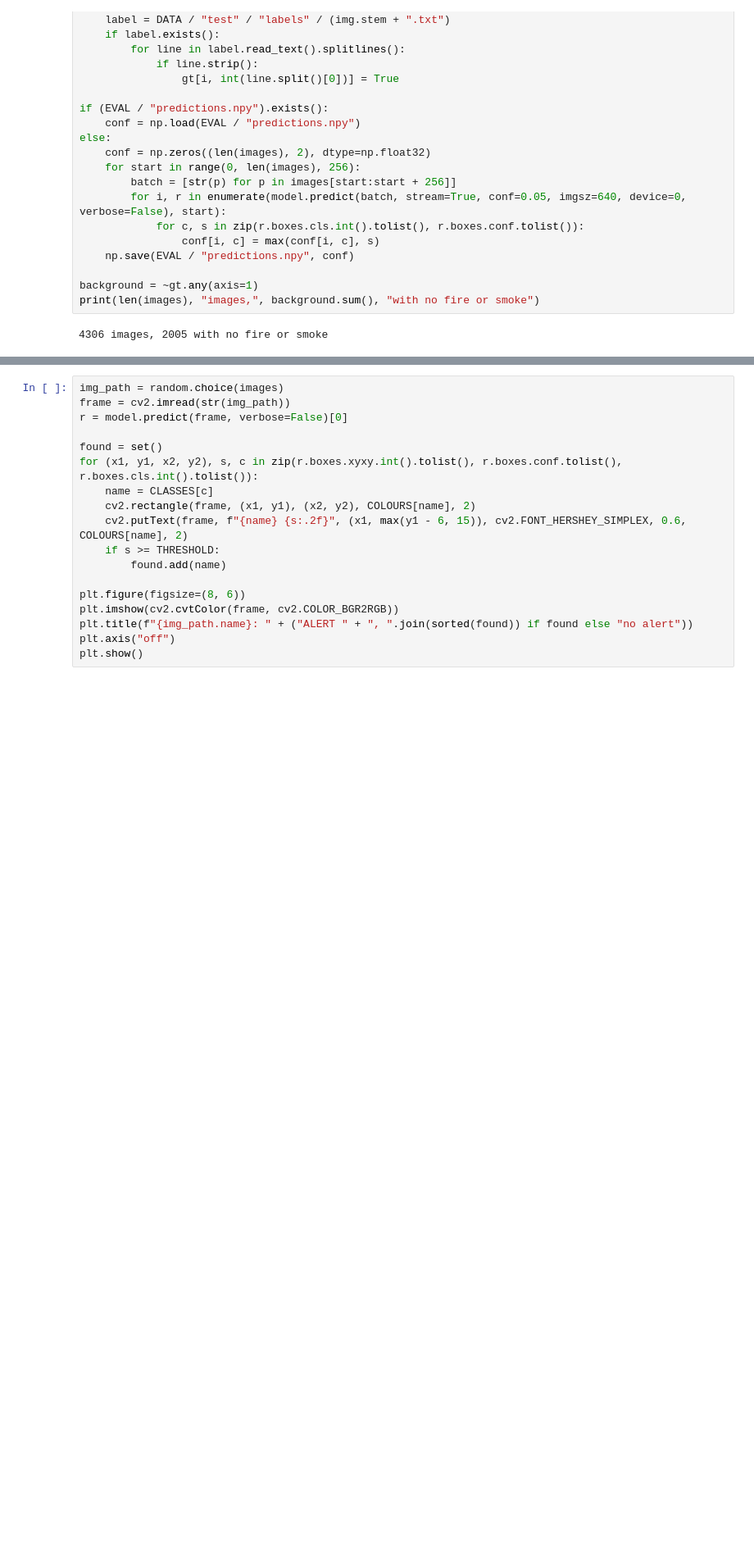
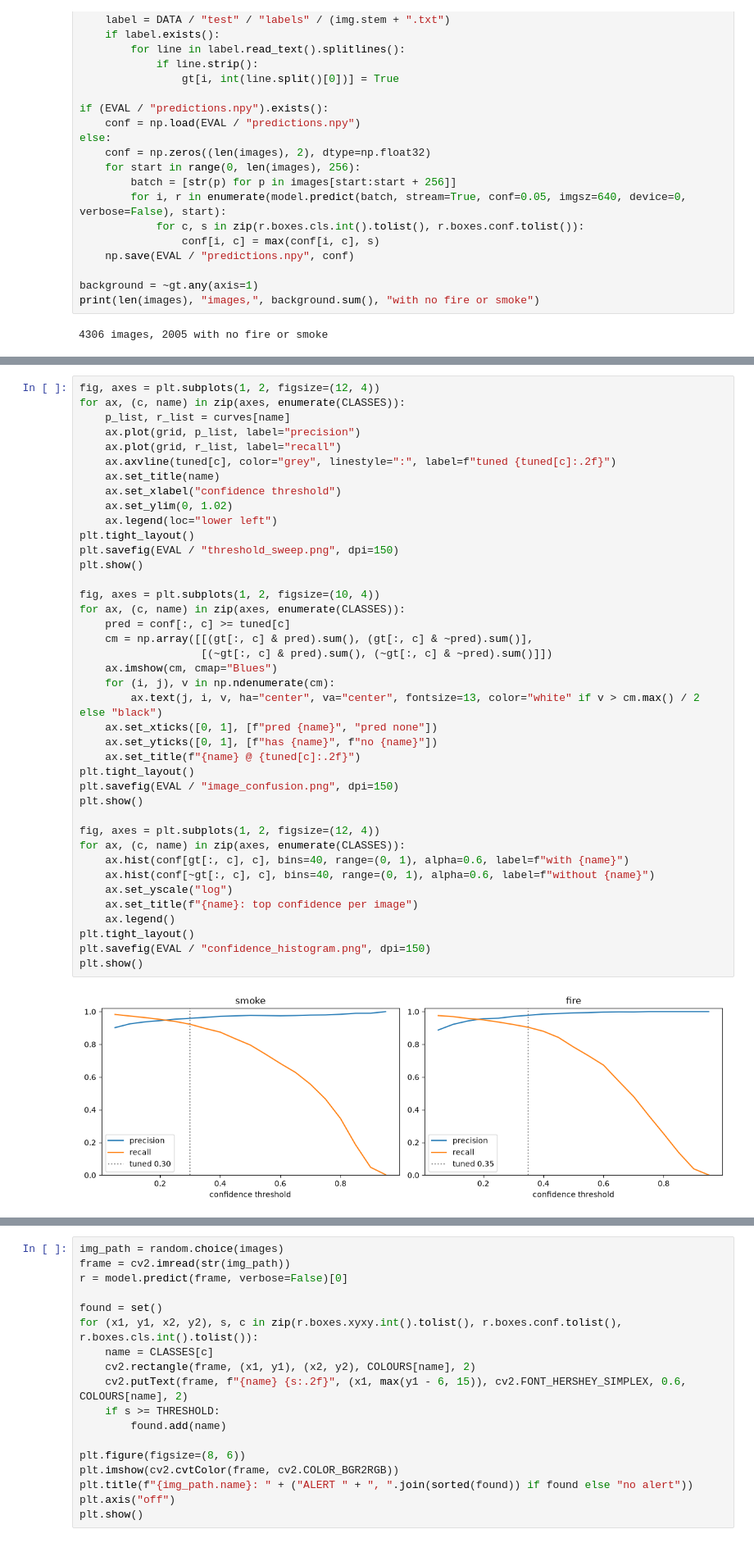
Before and after one commit to KrishSharma1903/fire-smoke-detection, a Jupyter notebook: notebooks/fire_smoke_detection.ipynb, the cells around one changed output, grey strips where cells are left out. Shown at 82% size. Drawn from its saved outputs; the diff is of its cells as text; blank space fills up the shorter version.

Commit message:
add threshold tuning, sweep and confusion plots

```diff
--- a/notebooks/fire_smoke_detection.ipynb
+++ b/notebooks/fire_smoke_detection.ipynb
@@ -157,0 +201,42 @@ print(len(images), "images,", background.sum(), "with no fire or smoke")
+# %%
+fig, axes = plt.subplots(1, 2, figsize=(12, 4))
+for ax, (c, name) in zip(axes, enumerate(CLASSES)):
+    p_list, r_list = curves[name]
+    ax.plot(grid, p_list, label="precision")
+    ax.plot(grid, r_list, label="recall")
+    ax.axvline(tuned[c], color="grey", linestyle=":", label=f"tuned {tuned[c]:.2f}")
+    ax.set_title(name)
+    ax.set_xlabel("confidence threshold")
+    ax.set_ylim(0, 1.02)
+    ax.legend(loc="lower left")
+plt.tight_layout()
+plt.savefig(EVAL / "threshold_sweep.png", dpi=150)
+plt.show()
+
+fig, axes = plt.subplots(1, 2, figsize=(10, 4))
+for ax, (c, name) in zip(axes, enumerate(CLASSES)):
+    pred = conf[:, c] >= tuned[c]
+    cm = np.array([[(gt[:, c] & pred).sum(), (gt[:, c] & ~pred).sum()],
+                   [(~gt[:, c] & pred).sum(), (~gt[:, c] & ~pred).sum()]])
+    ax.imshow(cm, cmap="Blues")
+    for (i, j), v in np.ndenumerate(cm):
+        ax.text(j, i, v, ha="center", va="center", fontsize=13, color="white" if v > cm.max() / 2 else "black")
+    ax.set_xticks([0, 1], [f"pred {name}", "pred none"])
+    ax.set_yticks([0, 1], [f"has {name}", f"no {name}"])
+    ax.set_title(f"{name} @ {tuned[c]:.2f}")
+plt.tight_layout()
+plt.savefig(EVAL / "image_confusion.png", dpi=150)
+plt.show()
+
+fig, axes = plt.subplots(1, 2, figsize=(12, 4))
+for ax, (c, name) in zip(axes, enumerate(CLASSES)):
+    ax.hist(conf[gt[:, c], c], bins=40, range=(0, 1), alpha=0.6, label=f"with {name}")
+    ax.hist(conf[~gt[:, c], c], bins=40, range=(0, 1), alpha=0.6, label=f"without {name}")
+    ax.set_yscale("log")
+    ax.set_title(f"{name}: top confidence per image")
+    ax.legend()
+plt.tight_layout()
+plt.savefig(EVAL / "confidence_histogram.png", dpi=150)
+plt.show()
+# %% [output]
+[figure, added]
```
Also changed, not shown: parts of 2 cells of this notebook, 2 other files.
